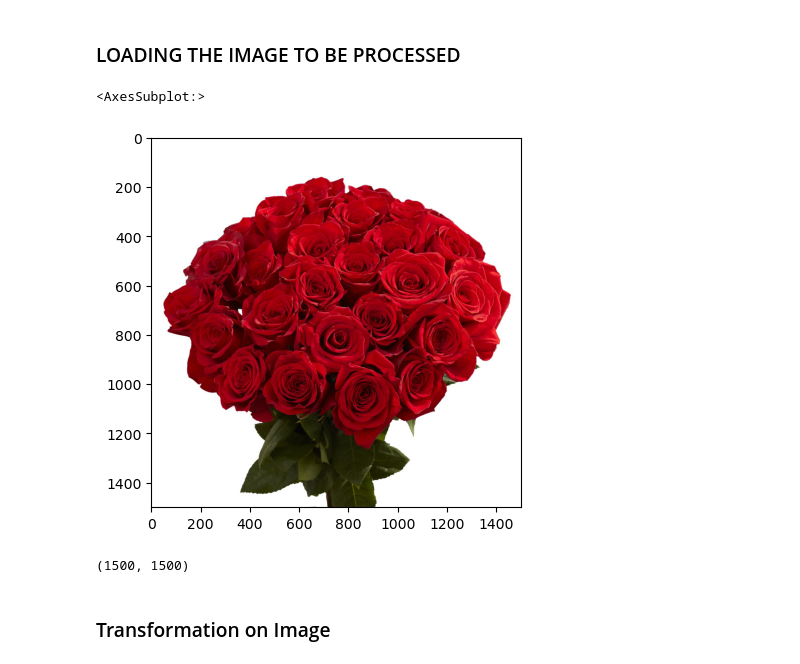
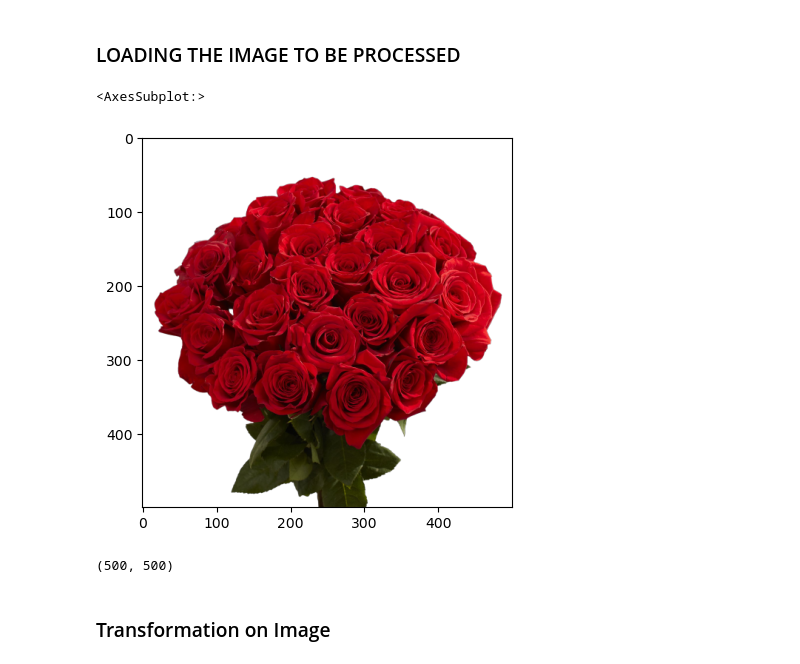
Before and after one commit to Simon-157/digital-image-processing, a Jupyter notebook: main.ipynb, the cells around one changed output. Drawn from its saved outputs; the diff is of its cells as text; code cells hidden in the pictures.

```diff
--- a/main.ipynb
+++ b/main.ipynb
@@ -13,18 +13,18 @@ warnings.filterwarnings('ignore')
 # %% [markdown]
 ### LOADING THE IMAGE TO BE PROCESSED
 # %%
-roseImg = Image.open('images/rose.jpg')
+roseImg = Image.open('images/rose.png')
 plt.imshow(roseImg)
 plt.subplot()
 # %% [output]
 <AxesSubplot:>
-[figure, old version]
+[figure, new version]
 # %%
 car = Image.open('images/car.jpg')
 # %%
 roseImg.size
 # %% [output]
-(1500, 1500)
+(500, 500)
 # %% [markdown]
 ### Transformation on Image
 # %%
```
Also changed, not shown: parts of 4 cells of this notebook, 1 other file.
